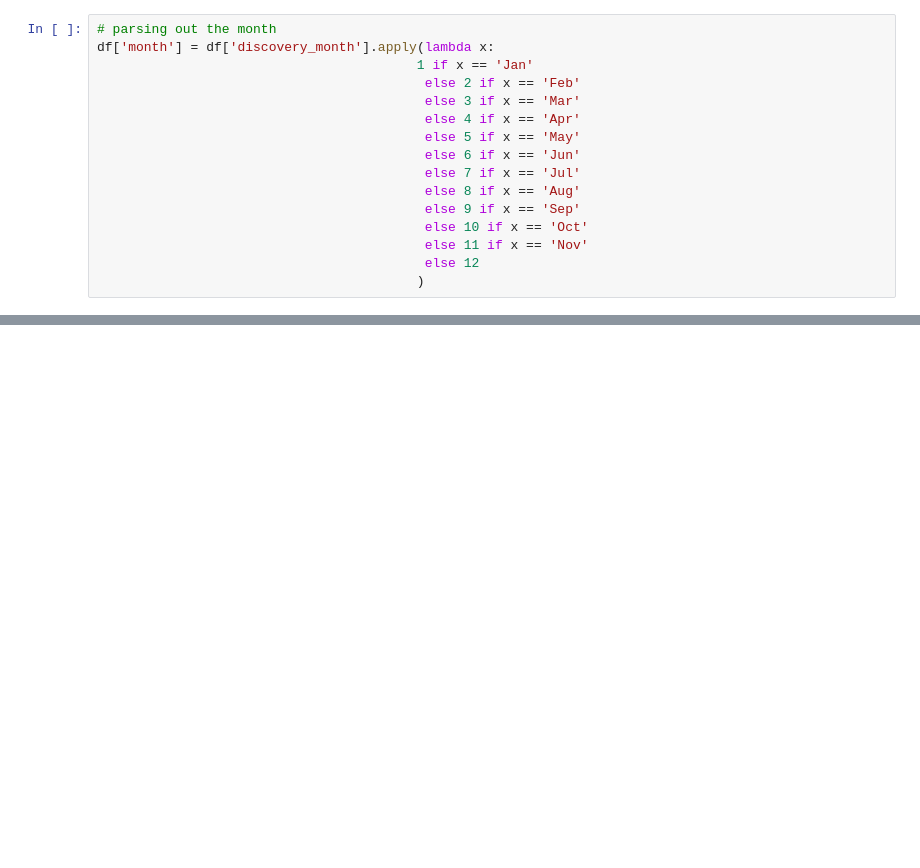
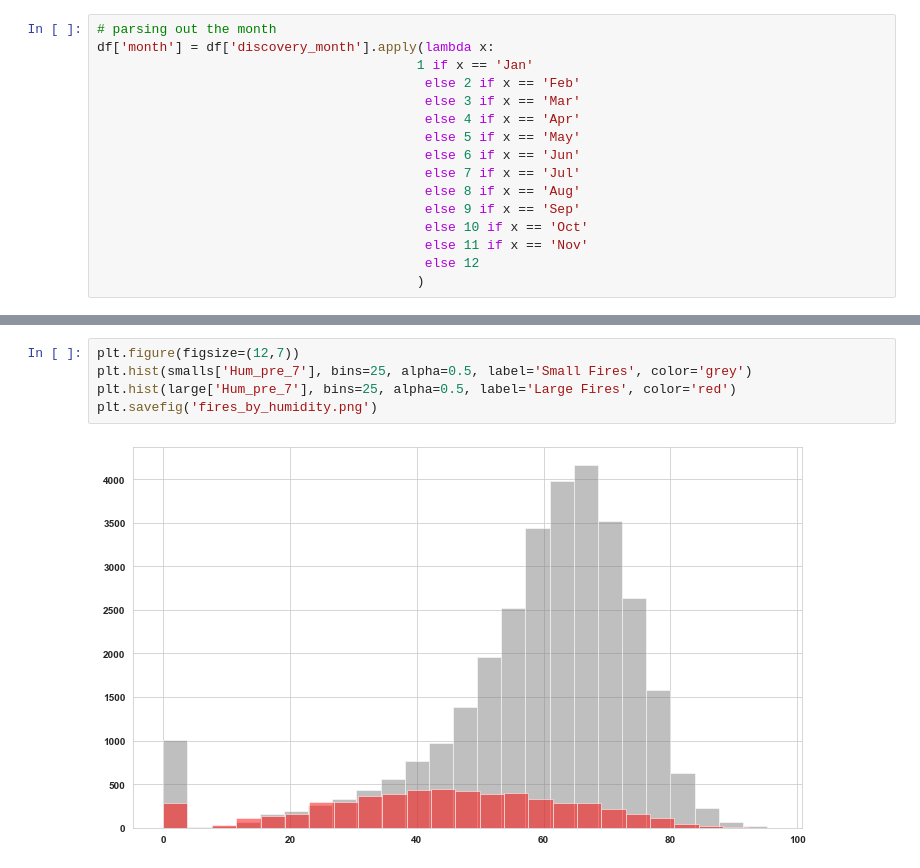
Before and after one commit to fernandez-justin/Forest_Fire_Classification, a Jupyter notebook: final_notebook.ipynb, the cells around one changed output, grey strips where cells are left out. Saved outputs shown, nothing was run; the diff lists cells and outputs as text; blank space fills up the shorter version.

Commit message:
made image files

```diff
--- a/final_notebook.ipynb
+++ b/final_notebook.ipynb
@@ -183,0 +190,7 @@ Talk about cause of fires and lightning
+# %%
+plt.figure(figsize=(12,7))
+plt.hist(smalls['Hum_pre_7'], bins=25, alpha=0.5, label='Small Fires', color='grey')
+plt.hist(large['Hum_pre_7'], bins=25, alpha=0.5, label='Large Fires', color='red')
+plt.savefig('fires_by_humidity.png')
+# %% [output]
+[figure, added]
```
Also changed, not shown: parts of 28 cells of this notebook, 9 other files.
